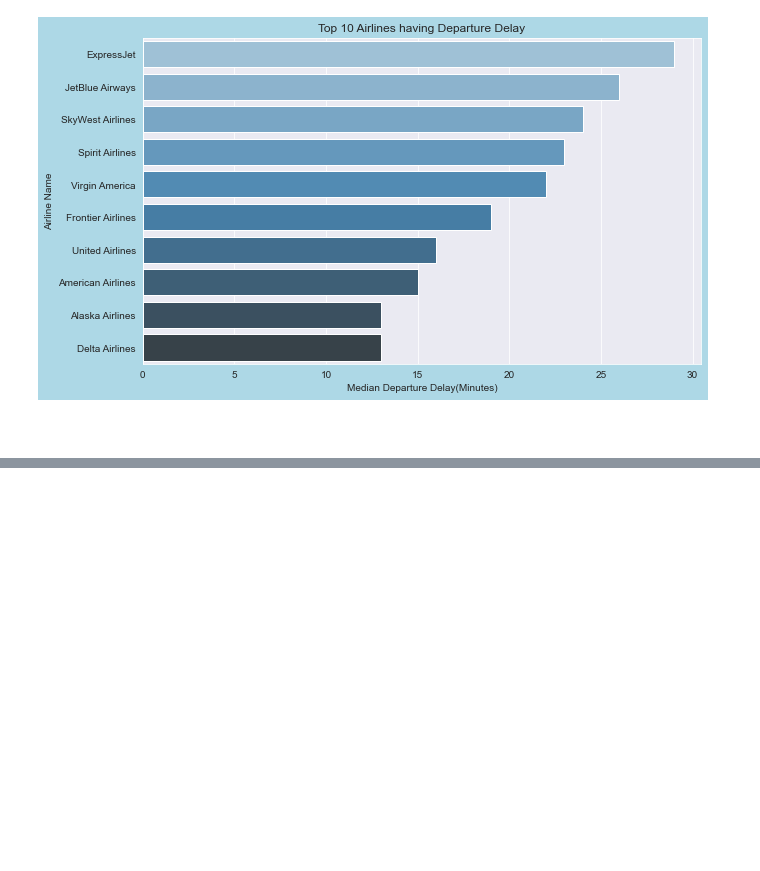
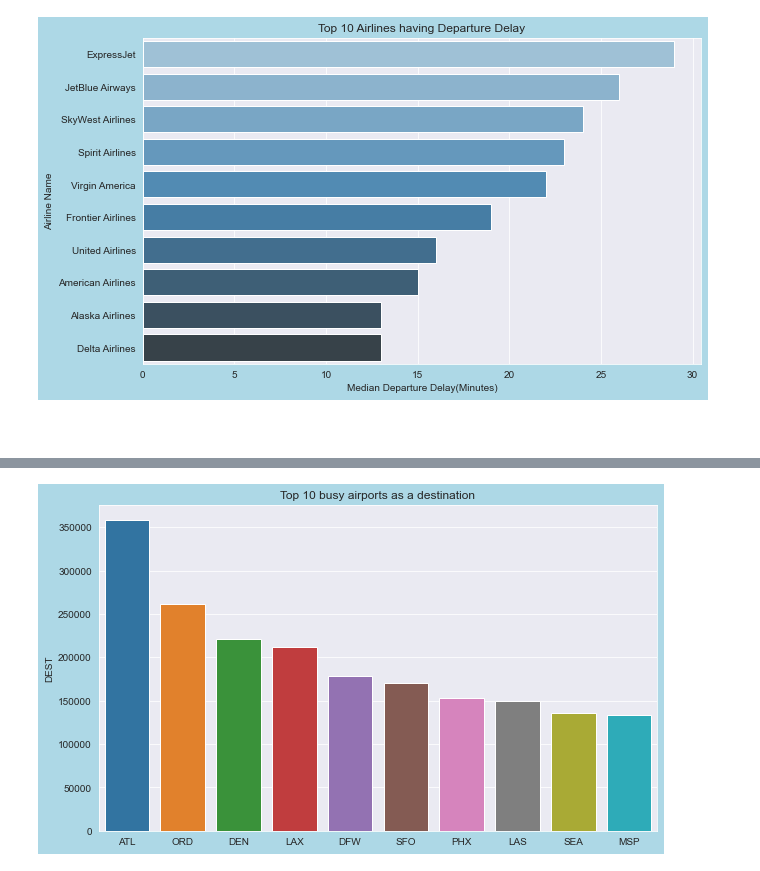
Before and after one commit to MohamedYasserOaf/Airline_Delay_Cancellation_Detection, a Jupyter notebook: classification/Visualization.ipynb, the cells around one changed output, grey strips where cells are left out. Cells and saved outputs as stored; diff of their text form; code cells hidden in the pictures; blank space fills up the shorter version.

```diff
--- a/classification/Visualization.ipynb
+++ b/classification/Visualization.ipynb
@@ -232,0 +302,3 @@ print(data.shape)
+# %%
+airport_origin = ml_visual['DEST'].unique()
+airport_origin_counts = ml_visual['DEST'].value_counts().head(10)
@@ -232,0 +319,7 @@ print(data.shape)
+# %%
+plt.figure(figsize=(10,6))
+sns.barplot(x=airport_origin_counts.index,y=airport_origin_counts)
+plt.title("Top 10 busy airports as a destination")
+plt.show()
+# %% [output]
+[figure, added]
```
Also changed, not shown: parts of 12 cells of this notebook.
